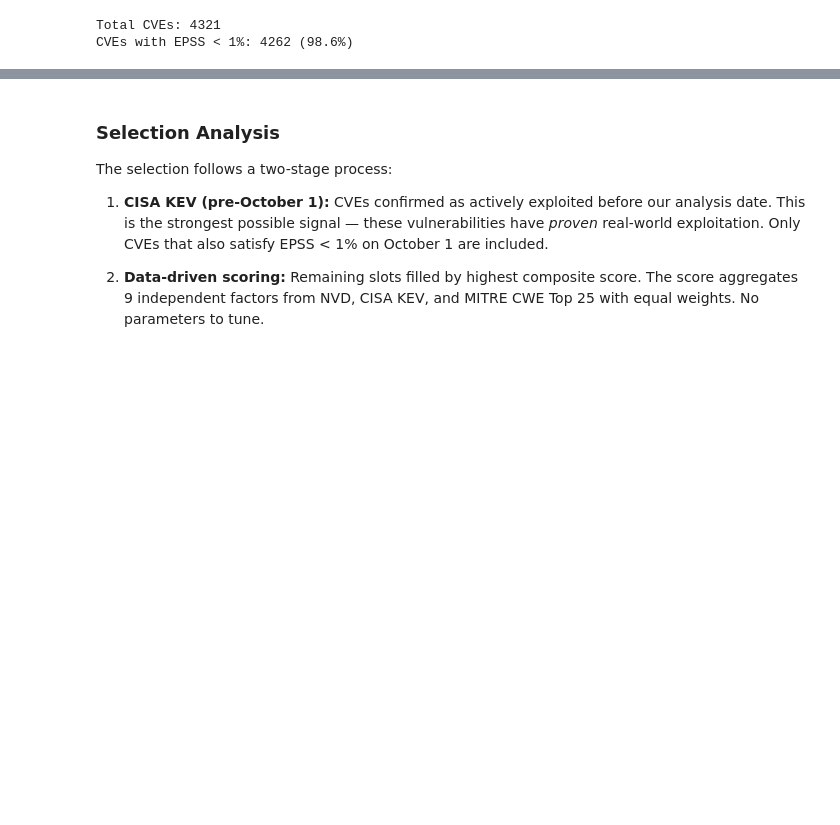
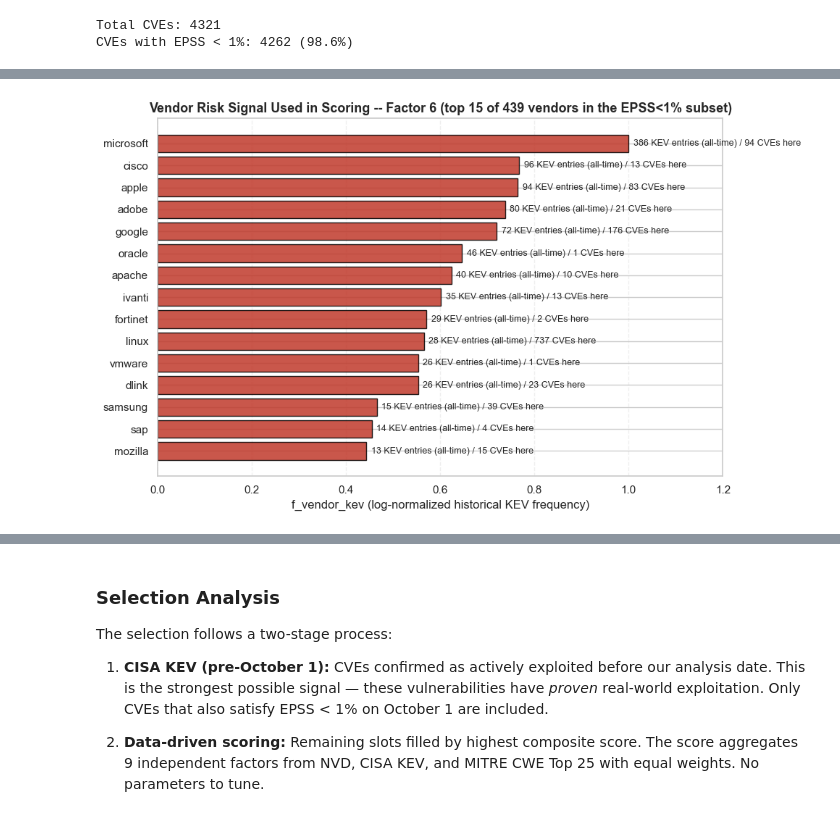
Before and after one commit to francescacraievich/cyber_labs, a Jupyter notebook: 01_EPSS/LAB_EPSS.ipynb, the cells around one changed output, grey strips where cells are left out. Cells and saved outputs as stored; diff of their text form; code cells hidden in the pictures; blank space fills up the shorter version.

```diff
--- a/01_EPSS/LAB_EPSS.ipynb
+++ b/01_EPSS/LAB_EPSS.ipynb
@@ -590,3 +583,33 @@ Top 20 vendors by CISA KEV entry count:
+# %%
+# Vendor risk signal actually used in scoring (Factor 6). Unlike the raw
+# CPE-tag counts in the earlier Top 20 Vendors chart, this is f_vendor_kev
+# itself: how many times each vendor appears in the FULL CISA KEV catalog
+# (all-time, 1,675 entries), log-normalized. It answers "does this vendor's
+# software get targeted often historically?" -- a softer, broader signal
+# than Factor 9 (f_pre_kev), which flags only the 3 CVEs in our own
+# EPSS<1% subset that are already confirmed in KEV.
+top_n = 15
+plot_df = vendor_summary.head(top_n).reset_index()
+
+fig, ax = plt.subplots(figsize=(10, 6))
+bars = ax.barh(plot_df['vendor'], plot_df['f_vendor_kev'], color='#c0392b',
+                edgecolor='black', alpha=0.85)
+ax.invert_yaxis()  # highest-risk vendor at the top
+for bar, kev, cves in zip(bars, plot_df['kev_entries'], plot_df['count']):
+    ax.text(bar.get_width() + 0.01, bar.get_y() + bar.get_height() / 2,
+            f'{int(kev)} KEV entries (all-time) / {int(cves)} CVEs here',
+            va='center', fontsize=9)
+ax.set_xlim(0, 1.2)
+ax.set_xlabel('f_vendor_kev (log-normalized historical KEV frequency)', fontsize=12)
+ax.set_ylabel('')
+ax.set_title(f'Vendor Risk Signal Used in Scoring -- Factor 6 '
+             f'(top {top_n} of {len(vendor_summary)} vendors in the EPSS<1% subset)',
+             fontsize=13, fontweight='bold')
+ax.grid(axis='x', alpha=0.3, linestyle='--')
+fig.tight_layout()
+plt.show()
+# %% [output]
+[figure, added]
 # %%
 # ==============================================================================
 # Step 2: 9 Factors from Real Data
```
Also changed, not shown: parts of 12 cells of this notebook, 1 other file.
